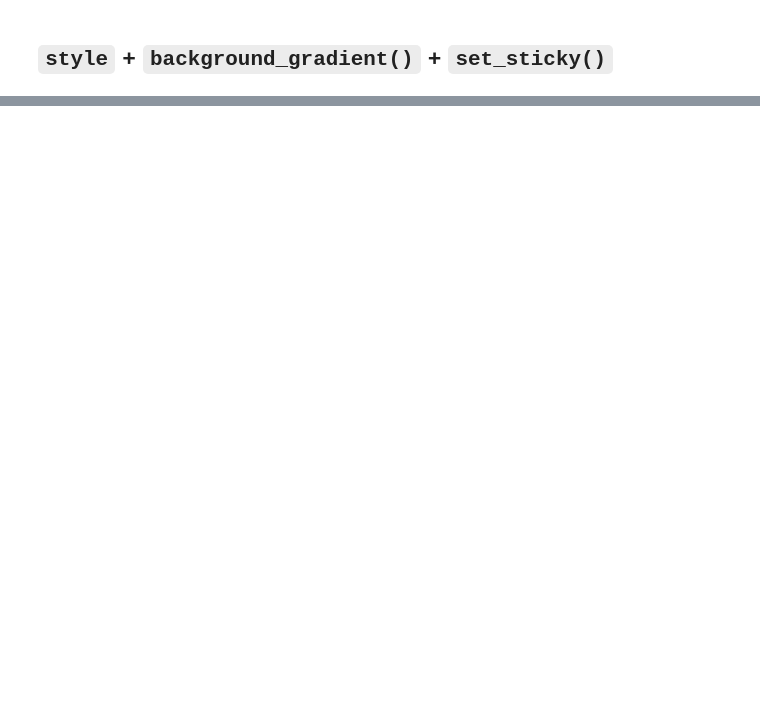
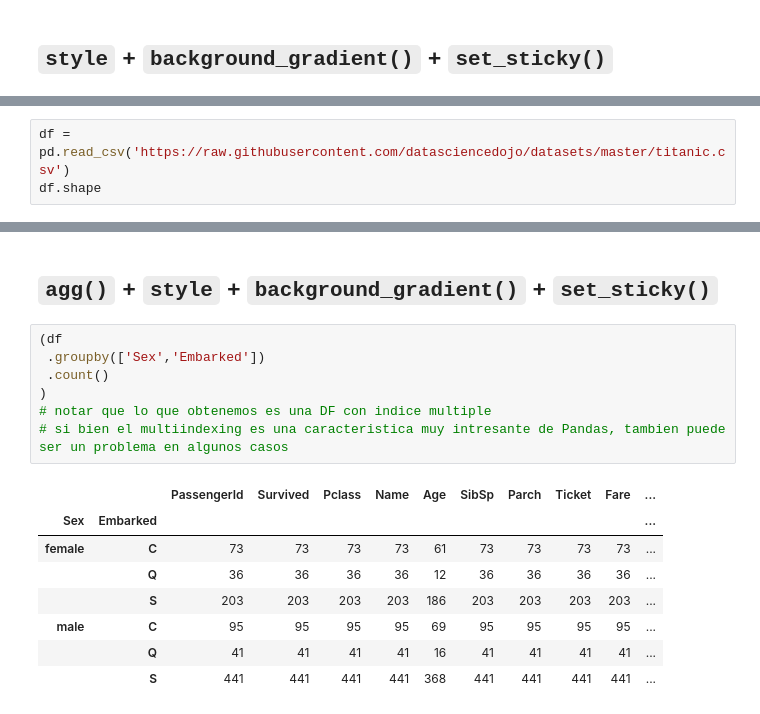
Before and after one commit to nicoambrosis/Effective-Pandas, a Jupyter notebook: background_gradient.ipynb, the cells around one changed output, grey strips where cells are left out. Saved outputs shown, nothing was run; the diff lists cells and outputs as text; blank space fills up the shorter version.

```diff
--- a/background_gradient.ipynb
+++ b/background_gradient.ipynb
@@ -76,0 +83,3 @@ The background color is determined according to the data in each column, row or
+# %%
+df = pd.read_csv('https://raw.githubusercontent.com/datasciencedojo/datasets/master/titanic.csv')
+df.shape
@@ -76,0 +118,18 @@ The background color is determined according to the data in each column, row or
+# %% [markdown]
+## `agg()` + `style` + `background_gradient()` + `set_sticky()`
+# %%
+(df
+ .groupby(['Sex','Embarked'])
+ .count()
+)
+# notar que lo que obtenemos es una DF con indice multiple
+# si bien el multiindexing es una caracteristica muy intresante de Pandas, tambien puede ser un problema en algunos casos
+# %% [output]
+|  |  | PassengerId | Survived | Pclass | Name | Age | SibSp | Parch | Ticket | Fare | ... |
+| Sex | Embarked |  |  |  |  |  |  |  |  |  | ... |
+| female | C | 73 | 73 | 73 | 73 | 61 | 73 | 73 | 73 | 73 | ... |
+|  | Q | 36 | 36 | 36 | 36 | 12 | 36 | 36 | 36 | 36 | ... |
+|  | S | 203 | 203 | 203 | 203 | 186 | 203 | 203 | 203 | 203 | ... |
+| male | C | 95 | 95 | 95 | 95 | 69 | 95 | 95 | 95 | 95 | ... |
+|  | Q | 41 | 41 | 41 | 41 | 16 | 41 | 41 | 41 | 41 | ... |
+|  | S | 441 | 441 | 441 | 441 | 368 | 441 | 441 | 441 | 441 | ... |
```
Also changed, not shown: parts of 10 cells of this notebook.
